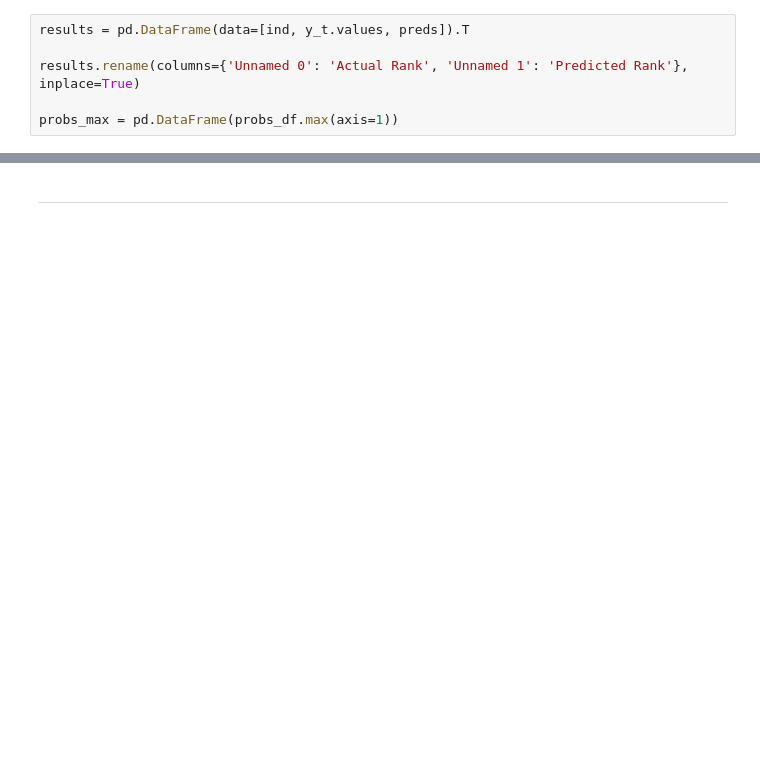
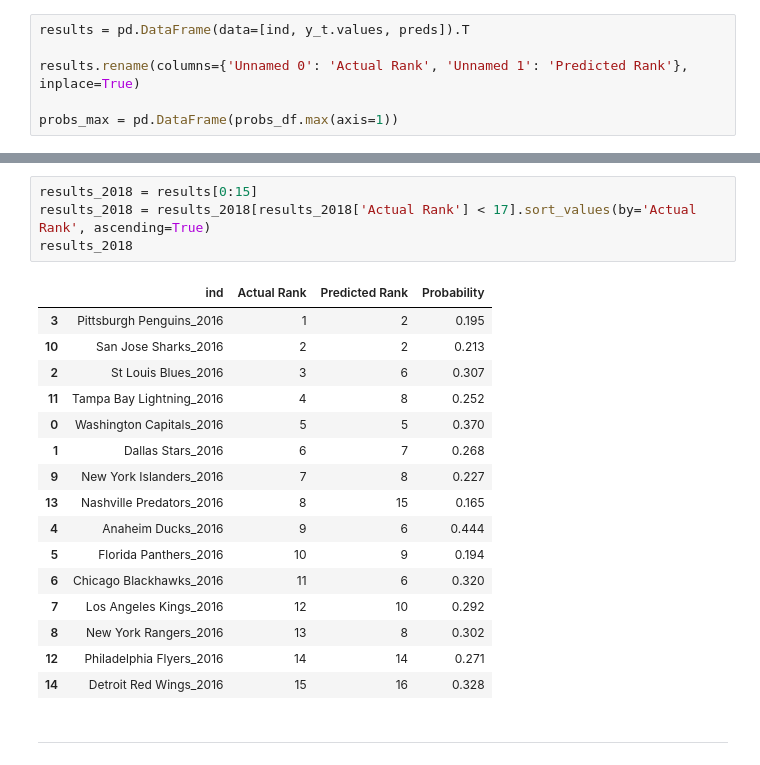
Before and after one commit to cmanley10/Predicting-NHL-Team-Success, a Jupyter notebook: Modeling.ipynb, the cells around one changed output, grey strips where cells are left out. Saved outputs shown, nothing was run; the diff lists cells and outputs as text; blank space fills up the shorter version.

```diff
--- a/Modeling.ipynb
+++ b/Modeling.ipynb
@@ -166,2 +229,23 @@ results
+# %%
+results_2018 = results[0:15]
+results_2018 = results_2018[results_2018['Actual Rank'] < 17].sort_values(by='Actual Rank', ascending=True)
+results_2018
+# %% [output]
+|  | ind | Actual Rank | Predicted Rank | Probability |
+| 3 | Pittsburgh Penguins_2016 | 1 | 2 | 0.195 |
+| 10 | San Jose Sharks_2016 | 2 | 2 | 0.213 |
+| 2 | St Louis Blues_2016 | 3 | 6 | 0.307 |
+| 11 | Tampa Bay Lightning_2016 | 4 | 8 | 0.252 |
+| 0 | Washington Capitals_2016 | 5 | 5 | 0.370 |
+| 1 | Dallas Stars_2016 | 6 | 7 | 0.268 |
+| 9 | New York Islanders_2016 | 7 | 8 | 0.227 |
+| 13 | Nashville Predators_2016 | 8 | 15 | 0.165 |
+| 4 | Anaheim Ducks_2016 | 9 | 6 | 0.444 |
+| 5 | Florida Panthers_2016 | 10 | 9 | 0.194 |
+| 6 | Chicago Blackhawks_2016 | 11 | 6 | 0.320 |
+| 7 | Los Angeles Kings_2016 | 12 | 10 | 0.292 |
+| 8 | New York Rangers_2016 | 13 | 8 | 0.302 |
+| 12 | Philadelphia Flyers_2016 | 14 | 14 | 0.271 |
+| 14 | Detroit Red Wings_2016 | 15 | 16 | 0.328 |
 # %% [markdown]
   ---
```
Also changed, not shown: parts of 19 cells of this notebook, 20 other files.
